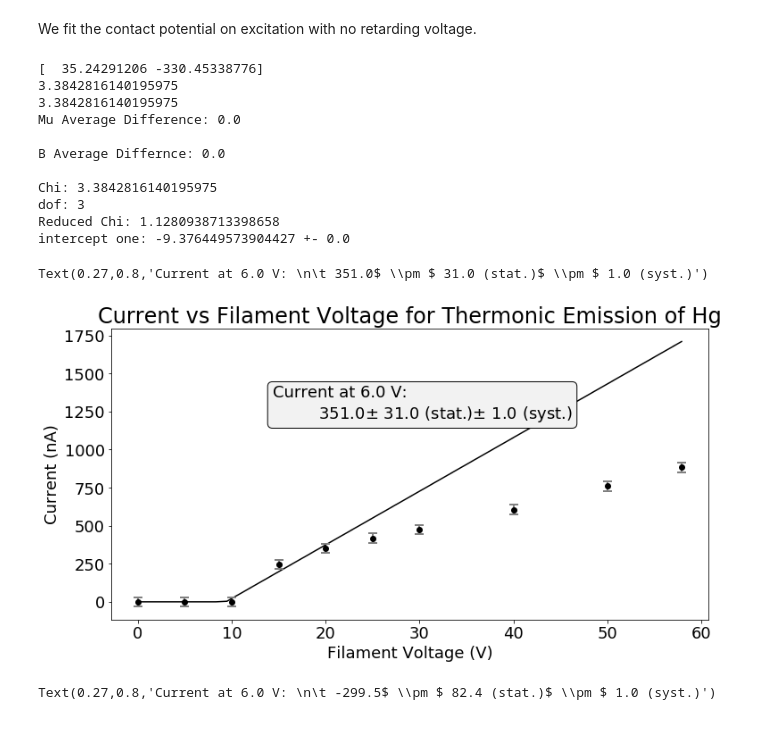
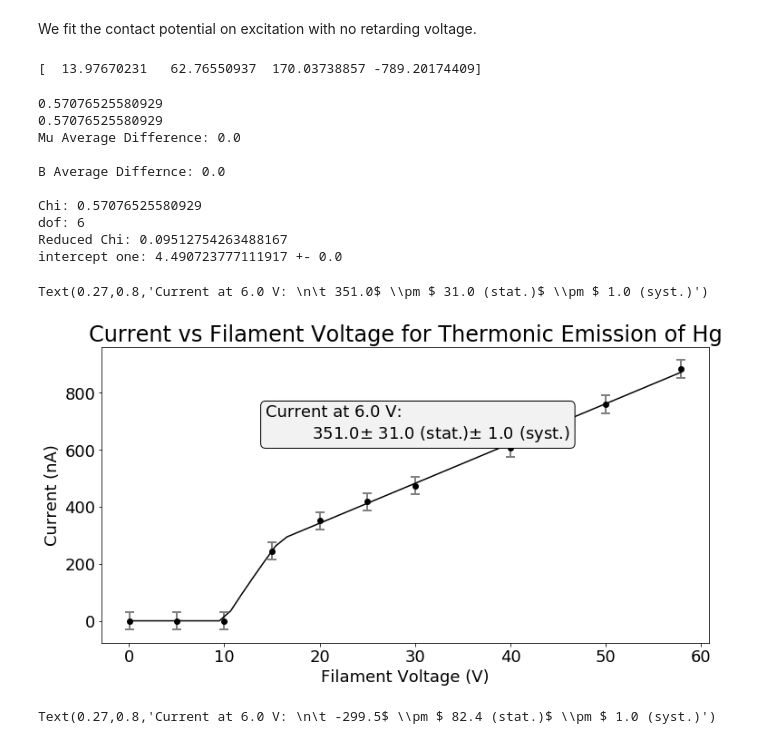
Before and after one commit to kal26/jlab, a Jupyter notebook: frank_hertz/frank_hertz_analysis.ipynb, the cells around one changed output. Cells and saved outputs as stored; diff of their text form; code cells hidden in the pictures.

```diff
--- a/frank_hertz/frank_hertz_analysis.ipynb
+++ b/frank_hertz/frank_hertz_analysis.ipynb
@@ -56,20 +57,23 @@ thermon.head()
 | 4 | 5.50 | -44.400 | 0.100 | 25.0 | -418.0 | 1.0 | 5.500 | ... |
 # %% [markdown]
 We fit the contact potential on excitation with no retarding voltage.
+# %%
+# fit the contact potential
+cutoff=100
+volts = thermon['V_gc'][thermon['V_gc']<cutoff]
+currents = - thermon['V_gc_current'][thermon['V_gc']<cutoff]
+uncerts = thermon['V_gc_current_unc'][thermon['V_gc']<cutoff]+30
+
+
+# p0 is the initial guess for the fitting coefficients
+p0 = [10, 50, 10, -100]
+popt, pcov = curve_fit(therm_exp, volts, currents, p0=p0, sigma=uncerts)
+print(popt)
+fit_volts = np.linspace(np.min(volts), np.max(thermon['V_gc']), 50)
+fit_currents = therm_exp(fit_volts, *popt)
+# %% [output]
+[  13.97670231   62.76550937  170.03738857 -789.20174409]
 # %%
-# fit the contact potential
-
-volts = thermon['V_gc'][thermon['V_gc']<25]
-currents = - thermon['V_gc_current'][thermon['V_gc']<25]
-uncerts = thermon['V_gc_current_unc'][thermon['V_gc']<25]+30
-
-
-# p0 is the initial guess for the fitting coefficients
-p0 = [10, -5]
-popt, pcov = curve_fit(therm_exp, volts, currents, p0=p0, sigma=uncerts)
-print(popt)
-fit_volts = np.linspace(np.min(volts), np.max(thermon['V_gc']), 50)
-fit_currents = therm_exp(fit_volts, *popt)
 
 # find the intercept
 intercept = popt[1]/popt[0]
@@ -81,14 +85,14 @@ b_change=0
 
 #find chi squareds
 orig_chi = chi_squared(currents, therm_exp(volts, *popt), uncerts)
-up_chi_m = chi_squared(currents, therm_exp(volts, popt[0] + mu_change, popt[1]), uncerts)
-down_chi_m = chi_squared(currents, therm_exp(volts, popt[0] - mu_change, popt[1]), uncerts)
+up_chi_m = chi_squared(currents, therm_exp(volts, popt[0] + mu_change, *popt[1:]), uncerts)
+down_chi_m = chi_squared(currents, therm_exp(volts, popt[0] - mu_change, *popt[1:]), uncerts)
 print(up_chi_m)
 print(down_chi_m)
 print('Mu Average Difference: {}\n'.format((up_chi_m+down_chi_m-2*orig_chi)/2))
 
-up_chi_b = chi_squared(currents, therm_exp(volts, popt[0], popt[1] + b_change), uncerts)
-down_chi_b = chi_squared(currents, therm_exp(volts, popt[0], popt[1] + b_change), uncerts)
+up_chi_b = chi_squared(currents, therm_exp(volts, popt[0], popt[1] + b_change, *popt[2:]), uncerts)
+down_chi_b = chi_squared(currents, therm_exp(volts, popt[0], popt[1] + b_change, *popt[2:]), uncerts)
 print('B Average Differnce: {}\n'.format((up_chi_b+down_chi_b-2*orig_chi)/2))
 
 print('Chi: ' + str(orig_chi))
@@ -99,49 +103,48 @@ print('Reduced Chi: ' + str(orig_chi/(len(volts)-len(popt))))
 dint = max(abs((popt[1]+b_change)/(popt[0]-mu_change) - intercept), abs((popt[1]-b_change)/(popt[0]+mu_change) -intercept))
 print('intercept one: {} +- {}'.format(intercept, dint))
 # %% [output]
-[  35.24291206 -330.45338776]
-3.3842816140195975
-3.3842816140195975
+0.57076525580929
+0.57076525580929
 Mu Average Difference: 0.0
 
 B Average Differnce: 0.0
 
-Chi: 3.3842816140195975
-dof: 3
-Reduced Chi: 1.1280938713398658
-intercept one: -9.376449573904427 +- 0.0
+Chi: 0.57076525580929
+dof: 6
+Reduced Chi: 0.09512754263488167
+intercept one: 4.490723777111917 +- 0.0
 # %%
 # bined data
 
 bbox = dict(boxstyle="round", fc="0.95")
 
 fig, ax = plt.subplots(1, figsize=(12, 6))
 
 # plot the fit
-#log_fit_label = 'Double Linear Fit: \n    I = max({:1.2f}$*V$ {:1.2f}, {:1.2f}$*V$ {:1.2f})'.format(*popt)
-#log_fit_label  = log_fit_label + '\n    $\chi ^2$: {:.1f}, dof: {}, p: {:.2f}'.format(orig_chi, len(volts)-len(popt), 0.3192)
+log_fit_label = 'Double Linear Fit: \n    I = max({:1.2f}$*V$ {:1.2f}, {:1.2f}$*V$ {:1.2f})'.format(*popt)
+log_fit_label  = log_fit_label + '\n    $\chi ^2$: {:.1f}, dof: {}, p: {:.2f}'.format(orig_chi, len(volts)-len(popt), 0.3192)
 ax.plot(fit_volts, fit_currents, 'black', label=log_fit_label)
 
 # plot the intercept/contact potential
 #ax.scatter(6, currents[5], marker='x', s=1000, c='r')
 
 # plot the points
 ax.errorbar(thermon['V_gc'], -thermon['V_gc_current'], yerr=thermon['V_gc_current_unc']+30, fmt='.', c='black', ecolor='grey', capsize=5, elinewidth=2, markeredgewidth=2, ms=10)
 
 # add labesl
 ax.set_title('Current vs Filament Voltage for Thermonic Emission of Hg')
 ax.set_xlabel('Filament Voltage (V)')
 ax.set_ylabel('Current (nA)')
 for item in ([ax.xaxis.label, ax.yaxis.label] + ax.get_xticklabels() + ax.get_yticklabels()):
         item.set_fontsize(18)
 ax.title.set_fontsize(24)
 
 ax.annotate('Current at 6.0 V: \n\t {:.1f}'.format(currents[5]) + r'$ \pm $' + ' {:.1f} (stat.)'.format(uncerts[5]) + r'$ \pm $' + ' {:.1f} (syst.)'.format(thermon['V_f_current_unc'][5]),
             xy=(.27, .8), xycoords='axes fraction',
             size=18, ha='left', va='top', bbox=bbox)
 # %% [output]
 Text(0.27,0.8,'Current at 6.0 V: \n\t 351.0$ \\pm $ 31.0 (stat.)$ \\pm $ 1.0 (syst.)')
-[figure, old version]
+[figure, new version]
 # %%
 # bined data
 
```
Also changed, not shown: parts of 11 cells of this notebook.
